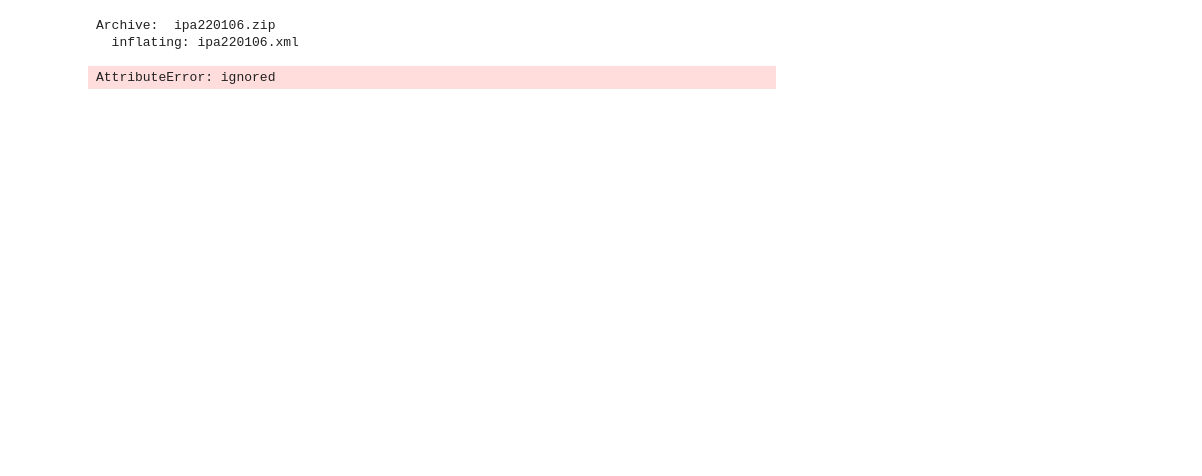
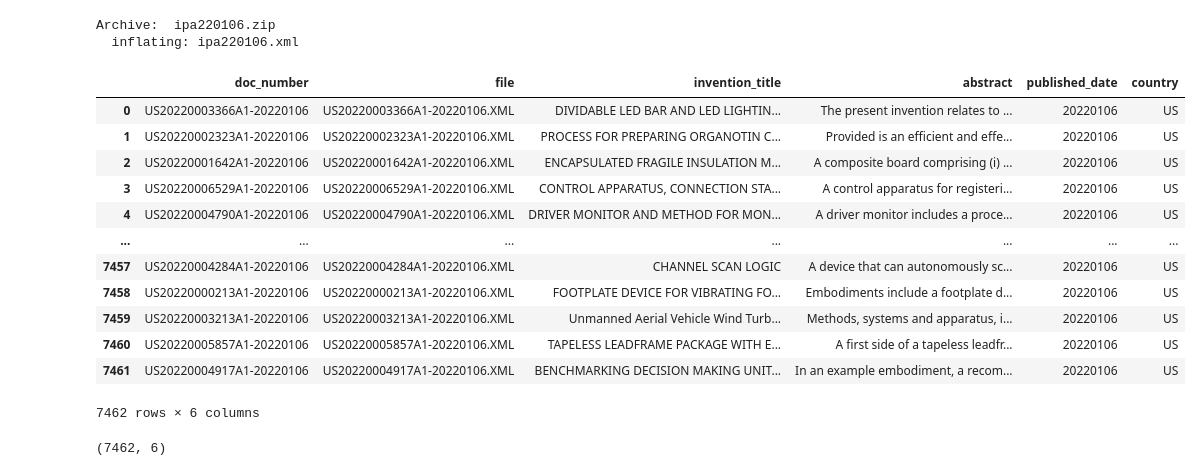
Before and after one commit to paulowiz/uff_engenharia_de_dados_com_python, a Jupyter notebook: uff_engenharia_de_dados_com_python.ipynb, the cells around one changed output. Drawn from its saved outputs; the diff is of its cells as text; code cells hidden in the pictures; blank space fills up the shorter version.

```diff
--- a/uff_engenharia_de_dados_com_python.ipynb
+++ b/uff_engenharia_de_dados_com_python.ipynb
@@ -144,26 +211,3 @@ Archive:  ipa220106.zip
 !cd xml-patents && mkdir ipa220106
 # %%
 !csplit -s -f 'xml-patents/ipa220106/ipa220106-' -b '%02d.xml' ipa220106.xml '/^<?xml /' '{*}'
-# %%
-import pandas as pd
-import xml.etree.ElementTree as et
-
-xtree = et.parse("./xml-patents/ipa220106/ipa220106-100.xml")
-xroot = xtree.getroot()
-
-df_cols = ["doc-number", "invention_title", "abstract", "published_date"]
-rows = []
-
-for node in xroot:
-    s_doc_number = node.attrib.get("doc-number")
-    s_title = node.find("invention-title").text if node is not None else None
-    for node_child in node:
-        s_abstract = node_child.find("abstract").text if node is not None else None
-    s_publish_date = node.find("date").text if node is not None else None
-
-    rows.append({"doc_number": s_doc_number, "title": s_title,
-                 "abstract": s_abstract, "publish_date": s_publish_date})
-
-out_df = pd.DataFrame(rows, columns = df_cols)
-# %% [output]
-AttributeError: ignored
@@ -171,0 +214,22 @@ df.head()
+# %%
+df_limpo = convert_xml_folder_to_dataframe('/content/xml-patents/ipa220106')
+# %%
+display(df_limpo)
+# %% [output]
+|  | doc_number | file | invention_title | abstract | published_date | country |
+| 0 | US20220003366A1-20220106 | US20220003366A1-20220106.XML | DIVIDABLE LED BAR AND LED LIGHTIN... | The present invention relates to ... | 20220106 | US |
+| 1 | US20220002323A1-20220106 | US20220002323A1-20220106.XML | PROCESS FOR PREPARING ORGANOTIN C... | Provided is an efficient and effe... | 20220106 | US |
+| 2 | US20220001642A1-20220106 | US20220001642A1-20220106.XML | ENCAPSULATED FRAGILE INSULATION M... | A composite board comprising (i) ... | 20220106 | US |
+| 3 | US20220006529A1-20220106 | US20220006529A1-20220106.XML | CONTROL APPARATUS, CONNECTION STA... | A control apparatus for registeri... | 20220106 | US |
+| 4 | US20220004790A1-20220106 | US20220004790A1-20220106.XML | DRIVER MONITOR AND METHOD FOR MON... | A driver monitor includes a proce... | 20220106 | US |
+| ... | ... | ... | ... | ... | ... | ... |
+| 7457 | US20220004284A1-20220106 | US20220004284A1-20220106.XML | CHANNEL SCAN LOGIC | A device that can autonomously sc... | 20220106 | US |
+| 7458 | US20220000213A1-20220106 | US20220000213A1-20220106.XML | FOOTPLATE DEVICE FOR VIBRATING FO... | Embodiments include a footplate d... | 20220106 | US |
+| 7459 | US20220003213A1-20220106 | US20220003213A1-20220106.XML | Unmanned Aerial Vehicle Wind Turb... | Methods, systems and apparatus, i... | 20220106 | US |
+| 7460 | US20220005857A1-20220106 | US20220005857A1-20220106.XML | TAPELESS LEADFRAME PACKAGE WITH E... | A first side of a tapeless leadfr... | 20220106 | US |
+| 7461 | US20220004917A1-20220106 | US20220004917A1-20220106.XML | BENCHMARKING DECISION MAKING UNIT... | In an example embodiment, a recom... | 20220106 | US |
+7462 rows × 6 columns
+# %%
+df_limpo.shape
+# %% [output]
+(7462, 6)
```
Also changed, not shown: parts of 9 cells of this notebook.
